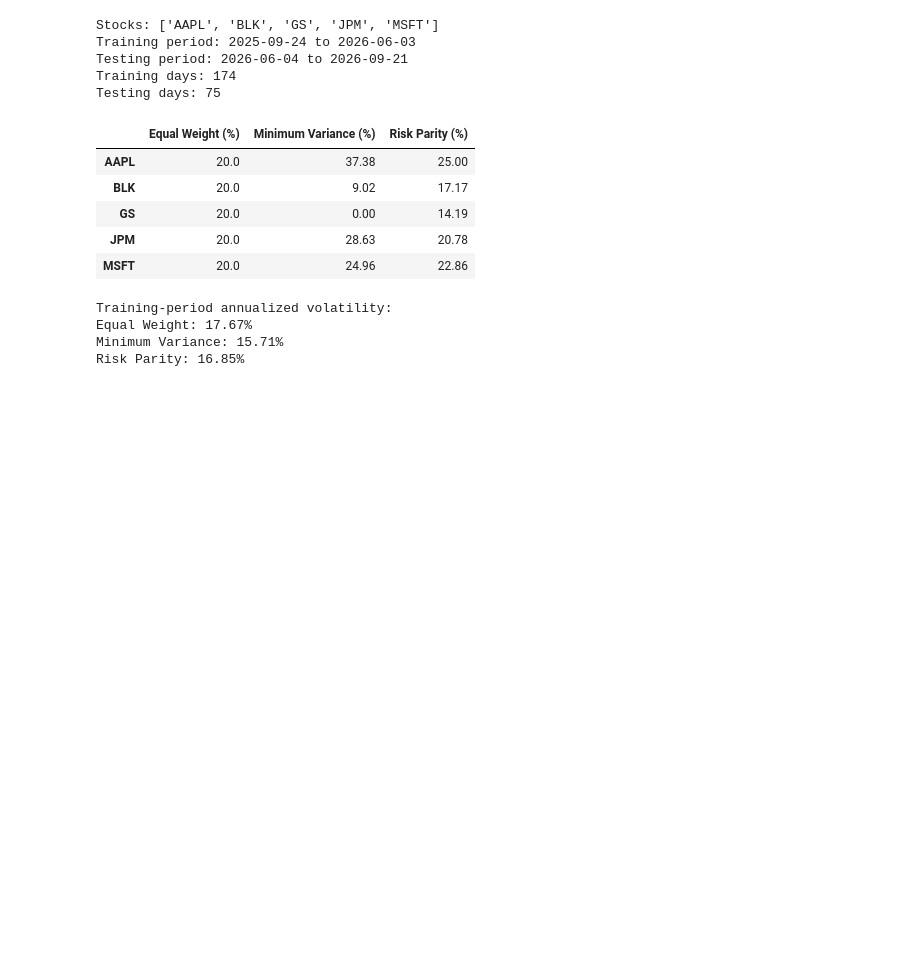
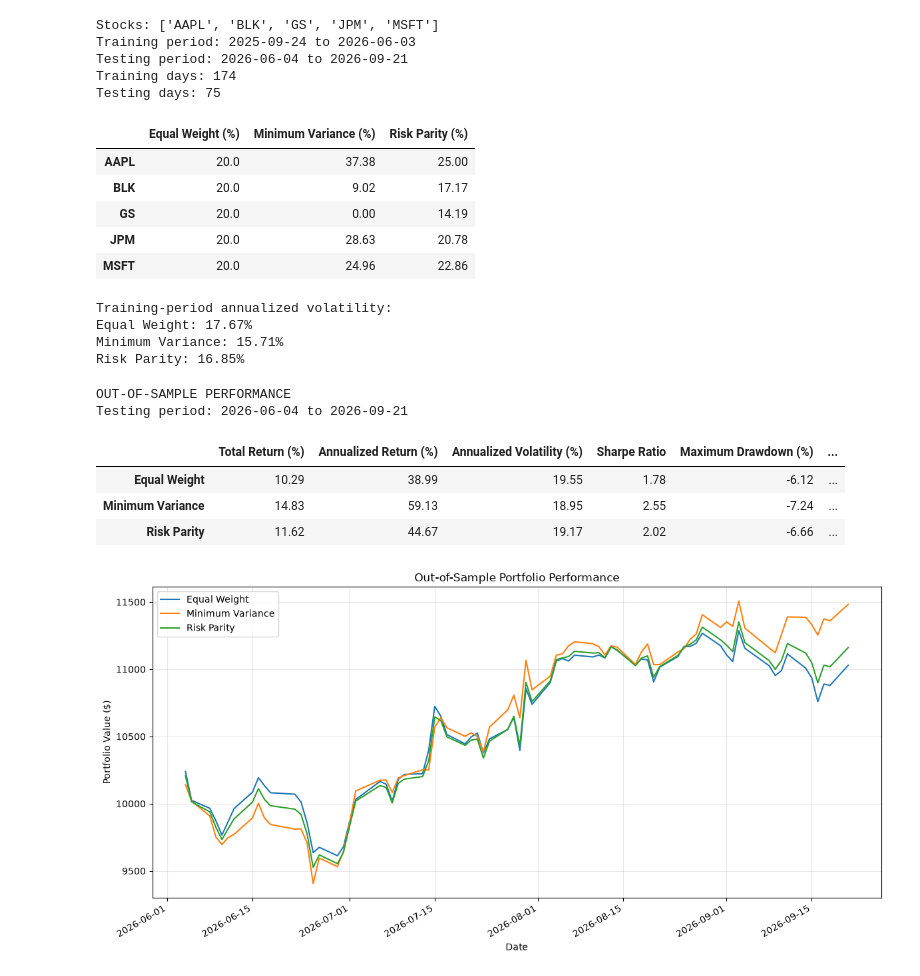
Before and after one commit to Agunp1/AI-Financial-Analyst, a Jupyter notebook: day12_out_of_sample_backtest.ipynb, the cells around one changed output. Saved outputs shown, nothing was run; the diff lists cells and outputs as text; code cells hidden in the pictures; blank space fills up the shorter version.

Commit message:
Finalize Day 12 and Day 13 notebooks

```diff
--- a/day12_out_of_sample_backtest.ipynb
+++ b/day12_out_of_sample_backtest.ipynb
@@ -125,3 +125,83 @@ Training-period annualized volatility:
 Equal Weight: 17.67%
 Minimum Variance: 15.71%
 Risk Parity: 16.85%
+# %%
+
+# Freeze portfolio weights determined from training data
+portfolios = {
+    "Equal Weight": equal_weights,
+    "Minimum Variance": min_var_weights,
+    "Risk Parity": rp_weights
+}
+
+# Apply fixed weights to the 75-day testing period.
+# Daily rebalancing is assumed, with no transaction costs.
+test_returns = pd.DataFrame(
+    {
+        name: test @ w
+        for name, w in portfolios.items()
+    },
+    index=test.index
+)
+
+# Growth of $10,000 during the testing period
+initial_capital = 10_000
+growth = initial_capital * (1 + test_returns).cumprod()
+
+# Calculate out-of-sample performance
+def performance_metrics(r):
+    total_return = (1 + r).prod() - 1
+    annual_return = (1 + total_return) ** (252 / len(r)) - 1
+    annual_volatility = r.std() * np.sqrt(252)
+
+    # Sharpe ratio assumes a 0% risk-free rate
+    sharpe = (
+        r.mean() * 252 / annual_volatility
+        if annual_volatility > 0 else np.nan
+    )
+
+    wealth = (1 + r).cumprod()
+    running_peak = pd.concat(
+        [pd.Series([1.0]), wealth.reset_index(drop=True)]
+    ).cummax().iloc[1:].to_numpy()
+
+    max_drawdown = (
+        wealth.to_numpy() / running_peak - 1
+    ).min()
+
+    return pd.Series({
+        "Total Return (%)": total_return * 100,
+        "Annualized Return (%)": annual_return * 100,
+        "Annualized Volatility (%)": annual_volatility * 100,
+        "Sharpe Ratio": sharpe,
+        "Maximum Drawdown (%)": max_drawdown * 100,
+        "Final Value ($)": initial_capital * (1 + total_return)
+    })
+
+results = test_returns.apply(performance_metrics).T
+
+print("OUT-OF-SAMPLE PERFORMANCE")
+print("Testing period:", test.index.min().date(),
+      "to", test.index.max().date())
+
+display(results.round(2))
+
+# Plot growth of $10,000
+growth.plot(
+    figsize=(12, 6),
+    title="Out-of-Sample Portfolio Performance"
+)
+
+plt.ylabel("Portfolio Value ($)")
+plt.xlabel("Date")
+plt.grid(alpha=0.3)
+plt.tight_layout()
+plt.show()
+# %% [output]
+OUT-OF-SAMPLE PERFORMANCE
+Testing period: 2026-06-04 to 2026-09-21
+|  | Total Return (%) | Annualized Return (%) | Annualized Volatility (%) | Sharpe Ratio | Maximum Drawdown (%) | ... |
+| Equal Weight | 10.29 | 38.99 | 19.55 | 1.78 | -6.12 | ... |
+| Minimum Variance | 14.83 | 59.13 | 18.95 | 2.55 | -7.24 | ... |
+| Risk Parity | 11.62 | 44.67 | 19.17 | 2.02 | -6.66 | ... |
+[figure, added]
```
Also changed, not shown: parts of 2 cells of this notebook, 1 other file.
